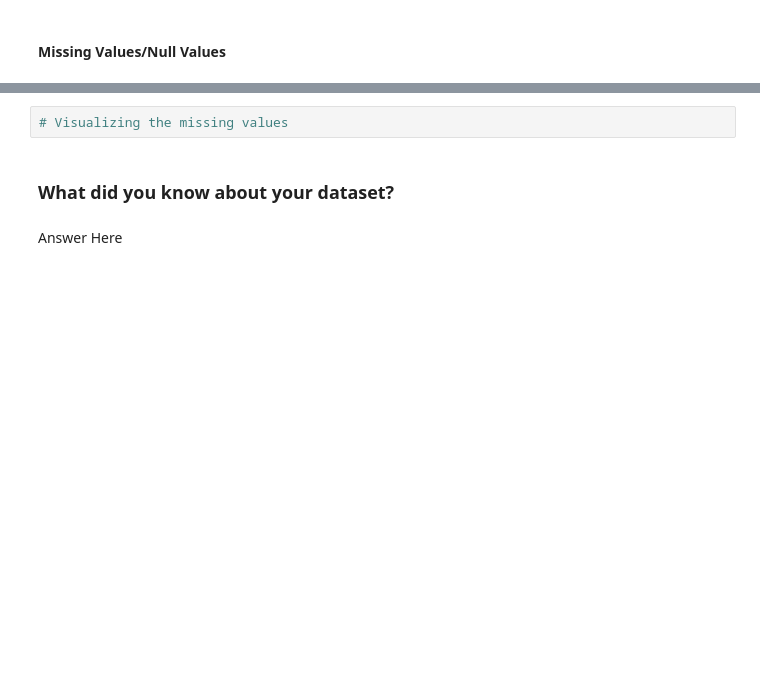
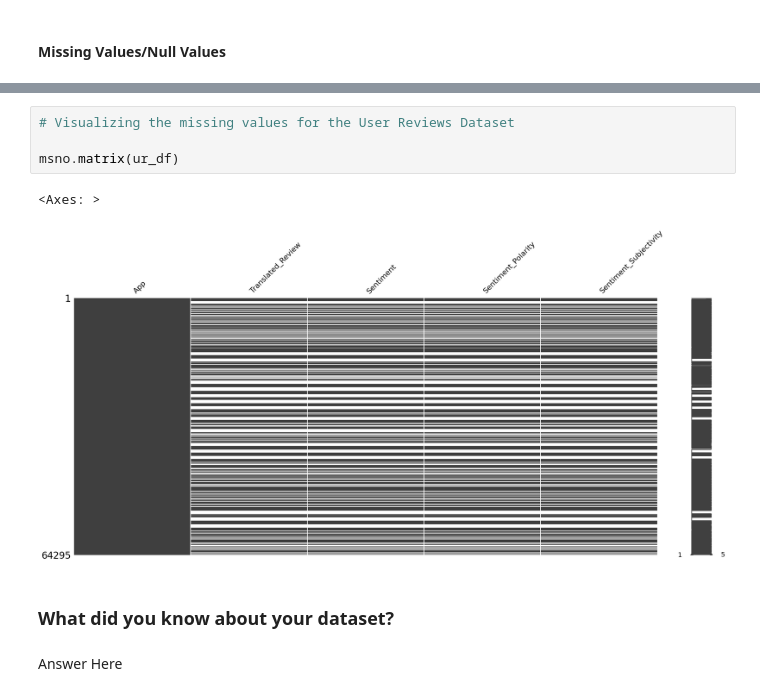
Before and after one commit to dipankarsahu1000/Play-Store-App-Review-Analysis, a Jupyter notebook: Play_Store_App_Review_Analysis.ipynb, the cells around one changed output, grey strips where cells are left out. Saved outputs shown, nothing was run; the diff lists cells and outputs as text; blank space fills up the shorter version.

```diff
--- a/Play_Store_App_Review_Analysis.ipynb
+++ b/Play_Store_App_Review_Analysis.ipynb
@@ -118,5 +220,10 @@ ps_df.head()
 # %%
-# Visualizing the missing values
+# Visualizing the missing values for the User Reviews Dataset
+
+msno.matrix(ur_df)
+# %% [output]
+<Axes: >
+[figure, added]
 # %% [markdown]
 ### What did you know about your dataset?
 # %% [markdown]
```
Also changed, not shown: parts of 15 cells of this notebook.
